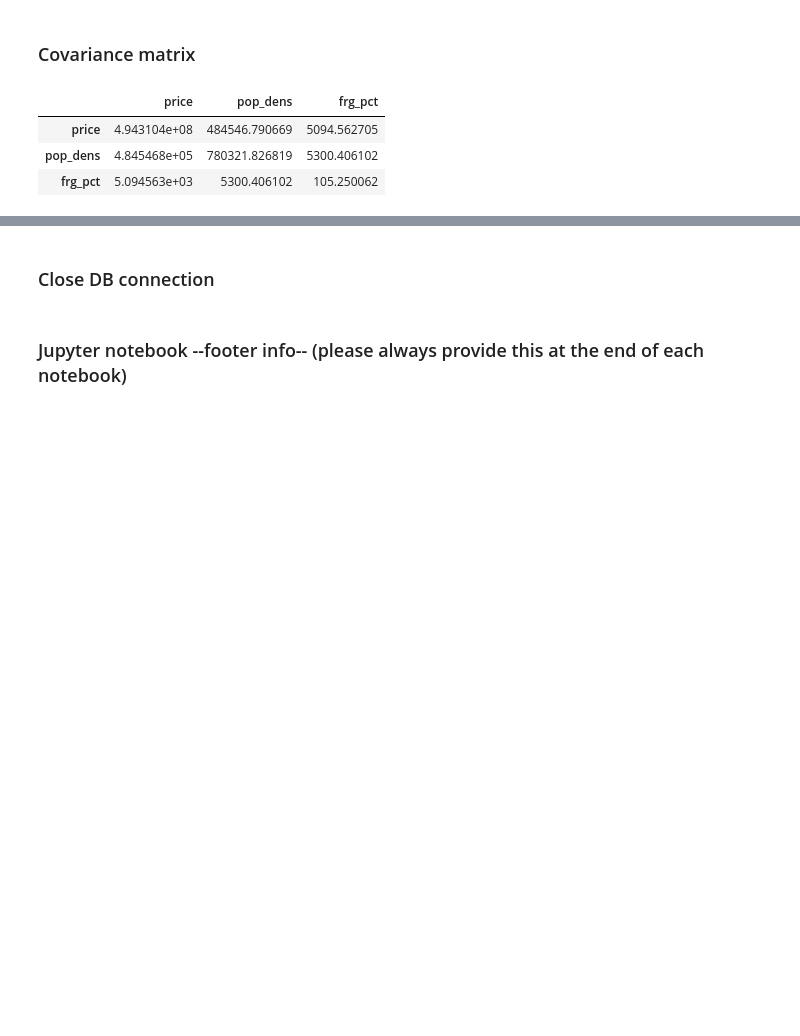
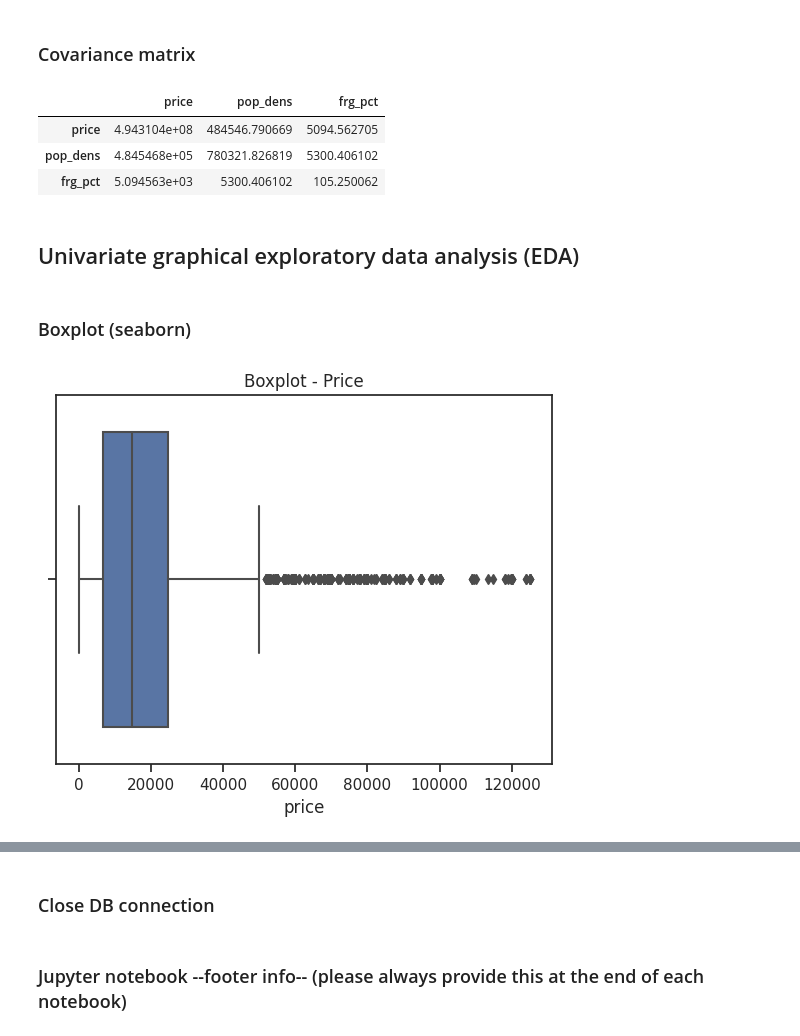
Before and after one commit to Sapdmsql/data_analytics_python_postgres, a Jupyter notebook: jupyter_postgres_db.ipynb, the cells around one changed output, grey strips where cells are left out. Saved outputs shown, nothing was run; the diff lists cells and outputs as text; code cells hidden in the pictures; blank space fills up the shorter version.

```diff
--- a/jupyter_postgres_db.ipynb
+++ b/jupyter_postgres_db.ipynb
@@ -618,3 +618,15 @@ cov
 | price | 4.943104e+08 | 484546.790669 | 5094.562705 |
 | pop_dens | 4.845468e+05 | 780321.826819 | 5300.406102 |
 | frg_pct | 5.094563e+03 | 5300.406102 | 105.250062 |
+# %% [markdown]
+## Univariate graphical exploratory data analysis (EDA)
+# %% [markdown]
+### Boxplot (seaborn)
+# %%
+import seaborn as sns
+
+sns.boxplot(x=filtered_df['price'])
+plt.title('Boxplot - Price')
+plt.show()
+# %% [output]
+[figure, added]
```
Also changed, not shown: parts of 12 cells of this notebook.
